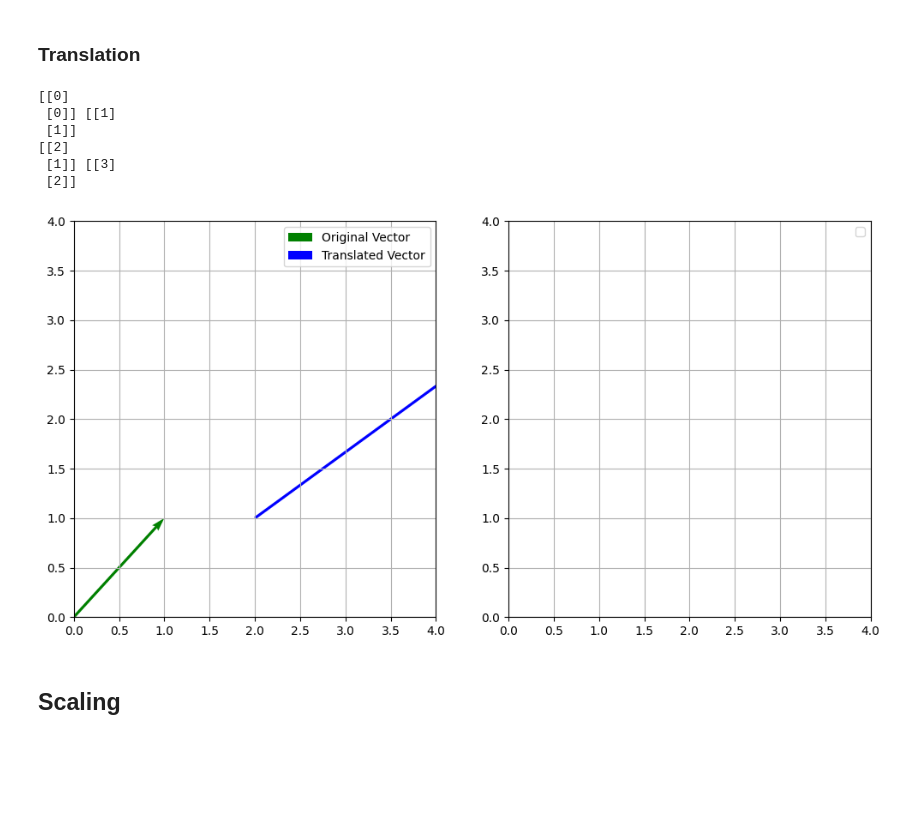
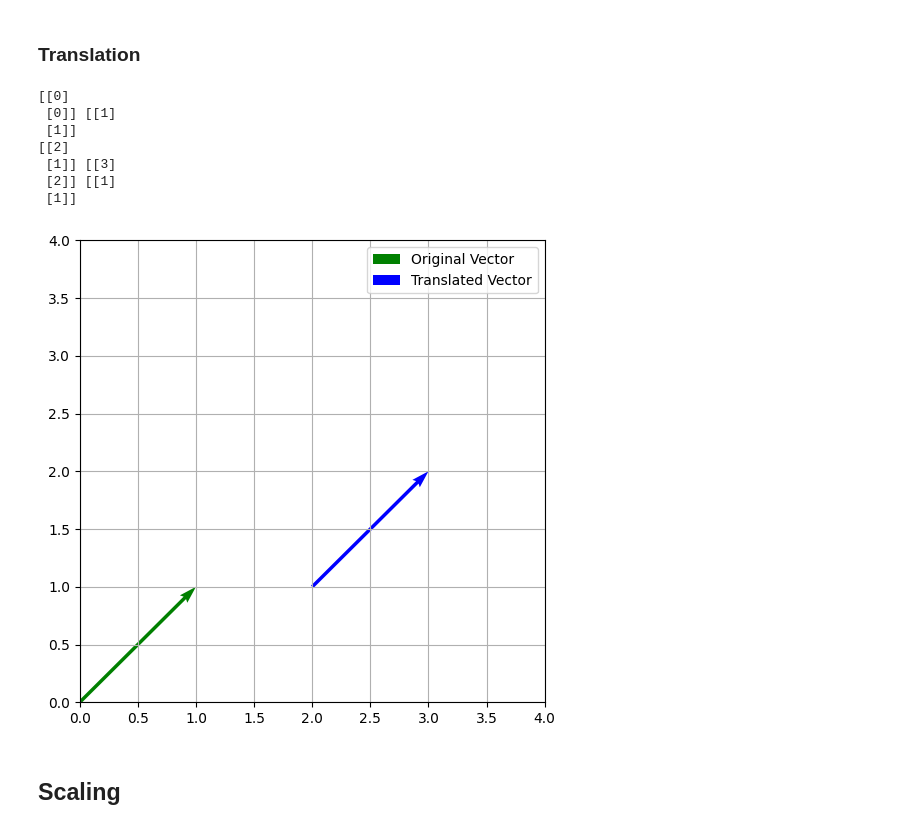
Before and after one commit to navgaur/Mathematical-Physics-III, a Jupyter notebook: Complex_UGCF.ipynb, the cells around one changed output. Drawn from its saved outputs; the diff is of its cells as text; code cells hidden in the pictures; blank space fills up the shorter version.

```diff
--- a/Complex_UGCF.ipynb
+++ b/Complex_UGCF.ipynb
@@ -182,66 +182,46 @@ Syntax:
 import numpy as np
 import matplotlib.pyplot as plt
 
 
-fig, ax = plt.subplots(1,2,figsize=(12,6))
+fig, ax = plt.subplots(1,1,figsize=(6,6))
 
 
 tx = 2
 ty = 1
 
 TMat = np.array([[tx],[ty]])
 
 x0 = np.array([[0],[0]])
 x1 = np.array([[1],[1]])
 
 x0p = np.add(x0,TMat)
 x1p = np.add(x1,TMat)
 
+dx=x1p-x0p
+
 print(x0,x1)
-print(x0p,x1p)
+print(x0p,x1p,dx)
 
-ax[0].set_xlim((0,4))
-ax[0].set_ylim((0,4))
-ax[0].grid()
+ax.set_xlim((0,4))
+ax.set_ylim((0,4))
+ax.grid()
 
-ax[0].quiver(x0[0],x0[1], x1[0],x1[1], color='g', label='Original Vector', angles='xy', scale_units='xy', scale=1)
-ax[0].quiver(x0p[0],x0p[1], x1p[0],x1p[1], color='b', label='Translated Vector', angles='xy', scale_units='xy', scale=1)
+ax.quiver(x0[0],x0[1], x1[0],x1[1], color='g', label='Original Vector', angles='xy', scale_units='xy', scale=1)
+ax.quiver(x0p[0],x0p[1], dx[0], dx[1], color='b', label='Translated Vector', angles='xy', scale_units='xy', scale=1)
 
-ax[0].legend()
-
-ax[1].set_xlim((0,4))
-ax[1].set_ylim((0,4))
-ax[1].grid()
-
-#ax[1].quiver(0,0,1,1, color='g', label='Original Vector', angles='xy', scale_units='xy', scale=1)
+ax.legend()
 
 plt.legend()
 plt.show()
-
-#plt.quiver(x0[0],x0[1], x1[0],x1[1], color='g', label='Original Vector')
-
-#plt.quiver(0,0,1,1)
-
-#plt.quiver(x0[0],x0[1],x1[0],x1[1],\
-#        color='g',angles='xy',\
-#        scale_units='xy',scale=1,\
-#        label ='Original Vector')
-
-#plt.quiver(x0[0],x0[1],x1p[0],x1p[1],\
-#        color='b', angles='xy',
-#        scale_units='xy', scale=1,\
-#        label ='Translated Vector')
-
-#plt.legend()
-#plt.show()
 # %% [output]
 [[0]
  [0]] [[1]
  [1]]
 [[2]
  [1]] [[3]
- [2]]
+ [2]] [[1]
+ [1]]
-[figure, old version]
+[figure, new version]
 # %% [markdown]
 ## Scaling
 # %%
```
